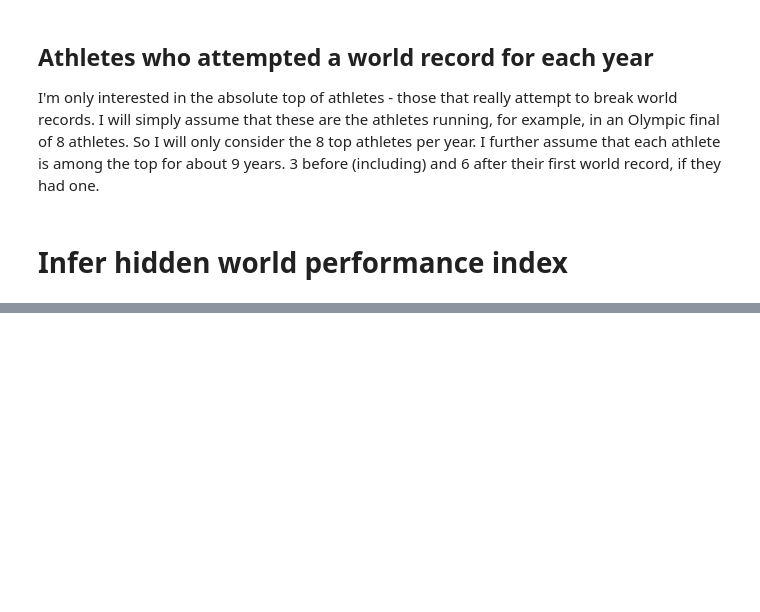
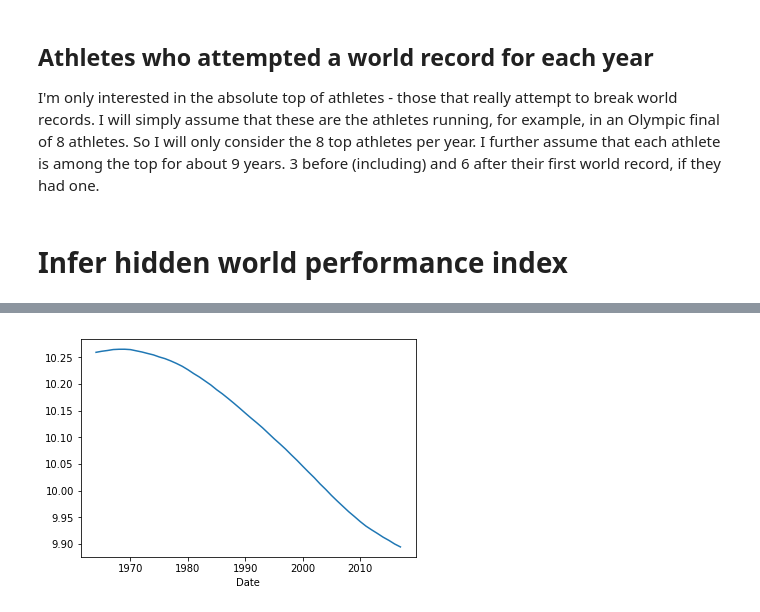
Before and after one commit to sbitzer/100m, a Jupyter notebook: GP_Stan_analysis.ipynb, the cells around one changed output, grey strips where cells are left out. Cells and saved outputs as stored; diff of their text form; code cells hidden in the pictures; blank space fills up the shorter version.

```diff
--- a/GP_Stan_analysis.ipynb
+++ b/GP_Stan_analysis.ipynb
@@ -149,3 +150,6 @@ Samples were drawn using NUTS at Sun May  6 15:03:23 2018.
 For each parameter, n_eff is a crude measure of effective sample size,
 and Rhat is the potential scale reduction factor on split chains (at
 convergence, Rhat=1).
+# %%
+quantiles = GPrecords.wpi_quantiles(fit, yearly.index)
+quantiles
@@ -152,3 +175,7 @@ convergence, Rhat=1).
+# %%
+quantiles[0.5].plot();
+# %% [output]
+[figure, added]
 # %%
 fit.plot('ameans');
 # %%
```
Also changed, not shown: parts of 6 cells of this notebook, 1 other file.
